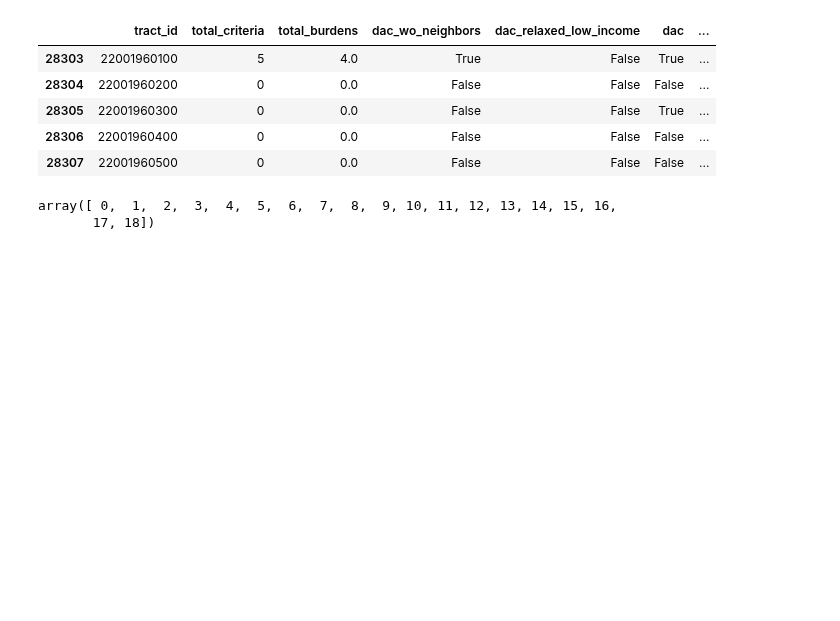
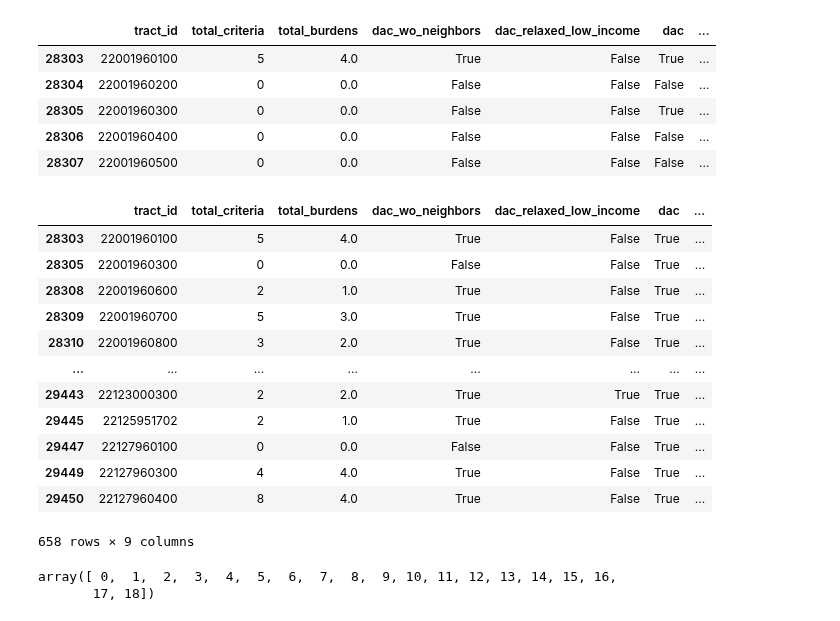
Before and after one commit to haylee360/j40-data-exploration, a Jupyter notebook: exploration.ipynb, the cells around one changed output. Drawn from its saved outputs; the diff is of its cells as text; code cells hidden in the pictures; blank space fills up the shorter version.

```diff
--- a/exploration.ipynb
+++ b/exploration.ipynb
@@ -107,6 +127,23 @@ louis_small.head()
 | 28305 | 22001960300 | 0 | 0.0 | False | False | True | ... |
 | 28306 | 22001960400 | 0 | 0.0 | False | False | False | ... |
 | 28307 | 22001960500 | 0 | 0.0 | False | False | False | ... |
+# %%
+louis_small = louis_small[louis_small['dac'] == 1]
+louis_small
+# %% [output]
+|  | tract_id | total_criteria | total_burdens | dac_wo_neighbors | dac_relaxed_low_income | dac | ... |
+| 28303 | 22001960100 | 5 | 4.0 | True | False | True | ... |
+| 28305 | 22001960300 | 0 | 0.0 | False | False | True | ... |
+| 28308 | 22001960600 | 2 | 1.0 | True | False | True | ... |
+| 28309 | 22001960700 | 5 | 3.0 | True | False | True | ... |
+| 28310 | 22001960800 | 3 | 2.0 | True | False | True | ... |
+| ... | ... | ... | ... | ... | ... | ... | ... |
+| 29443 | 22123000300 | 2 | 2.0 | True | True | True | ... |
+| 29445 | 22125951702 | 2 | 1.0 | True | False | True | ... |
+| 29447 | 22127960100 | 0 | 0.0 | False | False | True | ... |
+| 29449 | 22127960300 | 4 | 4.0 | True | False | True | ... |
+| 29450 | 22127960400 | 8 | 4.0 | True | False | True | ... |
+658 rows × 9 columns
 # %%
 # Total number of criteria met in LA counties
 np.unique(louis_small['total_criteria'])
```
Also changed, not shown: parts of 4 cells of this notebook, 1 other file.
